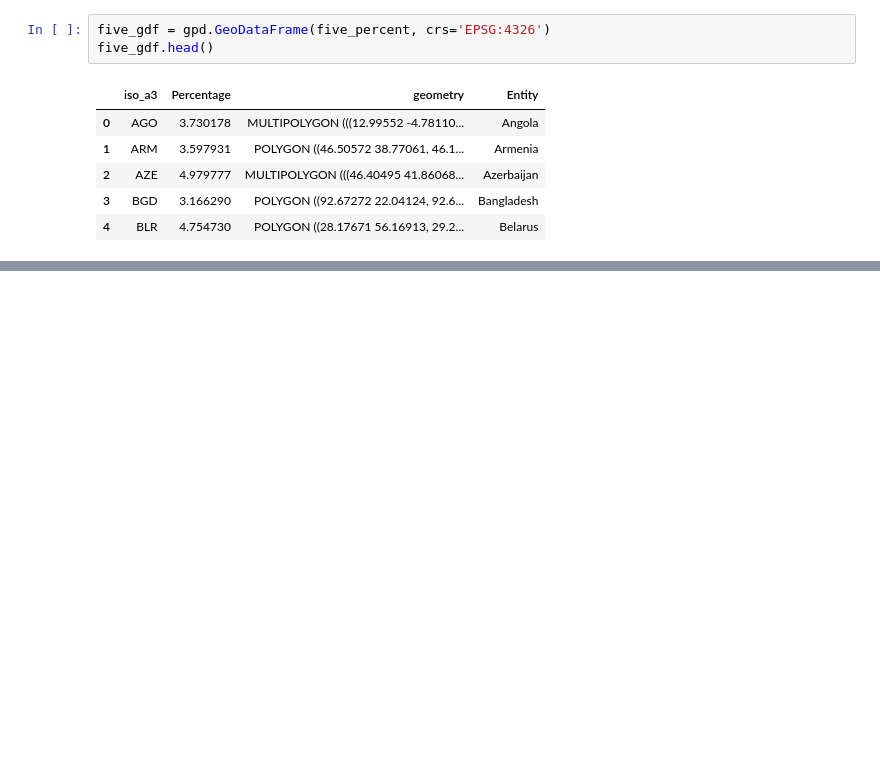
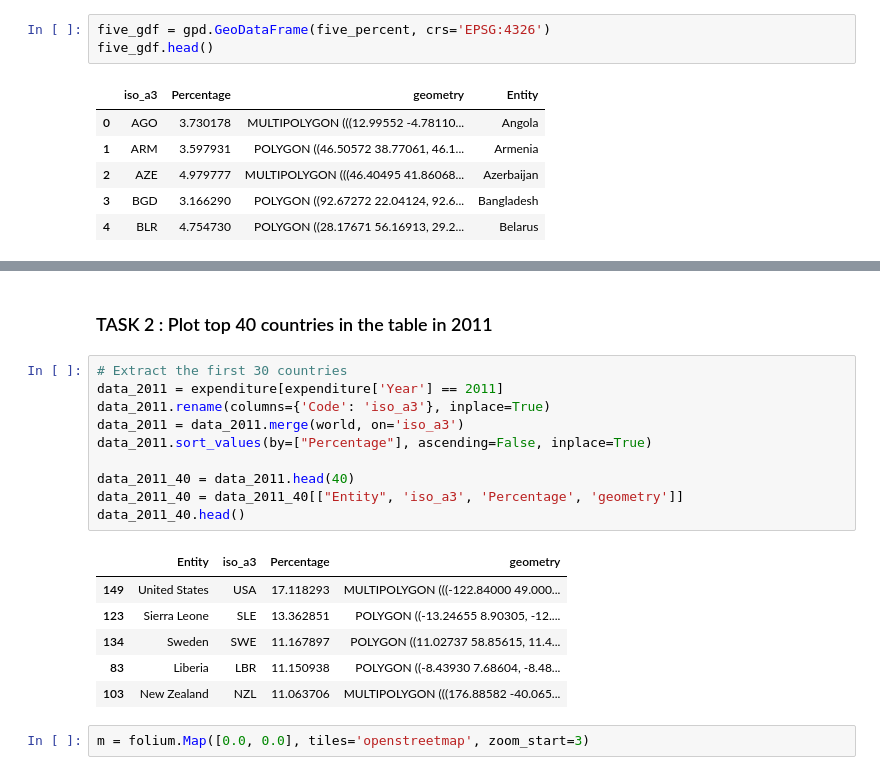
Before and after one commit to abhijeetknayak/Utilities, a Jupyter notebook: Data-Science/Country-Data/country-data-analysis.ipynb, the cells around one changed output, grey strips where cells are left out. Cells and saved outputs as stored; diff of their text form; blank space fills up the shorter version.

Commit message:
TASK 2 : Extracting top 40 countries in percentage expenditure

```diff
--- a/Data-Science/Country-Data/country-data-analysis.ipynb
+++ b/Data-Science/Country-Data/country-data-analysis.ipynb
@@ -505,3 +505,24 @@ folium.LayerControl().add_to(m)
 embed_map(m, 'Five_percent_interactive.html')
 # %% [output]
 [interactive output not drawn]
+# %% [markdown]
+### TASK 2 : Plot top 40 countries in the table in 2011
+# %%
+# Extract the first 30 countries
+data_2011 = expenditure[expenditure['Year'] == 2011]
+data_2011.rename(columns={'Code': 'iso_a3'}, inplace=True)
+data_2011 = data_2011.merge(world, on='iso_a3')
+data_2011.sort_values(by=["Percentage"], ascending=False, inplace=True)
+
+data_2011_40 = data_2011.head(40)
+data_2011_40 = data_2011_40[["Entity", 'iso_a3', 'Percentage', 'geometry']]
+data_2011_40.head()
+# %% [output]
+|  | Entity | iso_a3 | Percentage | geometry |
+| 149 | United States | USA | 17.118293 | MULTIPOLYGON (((-122.84000 49.000... |
+| 123 | Sierra Leone | SLE | 13.362851 | POLYGON ((-13.24655 8.90305, -12.... |
+| 134 | Sweden | SWE | 11.167897 | POLYGON ((11.02737 58.85615, 11.4... |
+| 83 | Liberia | LBR | 11.150938 | POLYGON ((-8.43930 7.68604, -8.48... |
+| 103 | New Zealand | NZL | 11.063706 | MULTIPOLYGON (((176.88582 -40.065... |
+# %%
+m = folium.Map([0.0, 0.0], tiles='openstreetmap', zoom_start=3)
```
